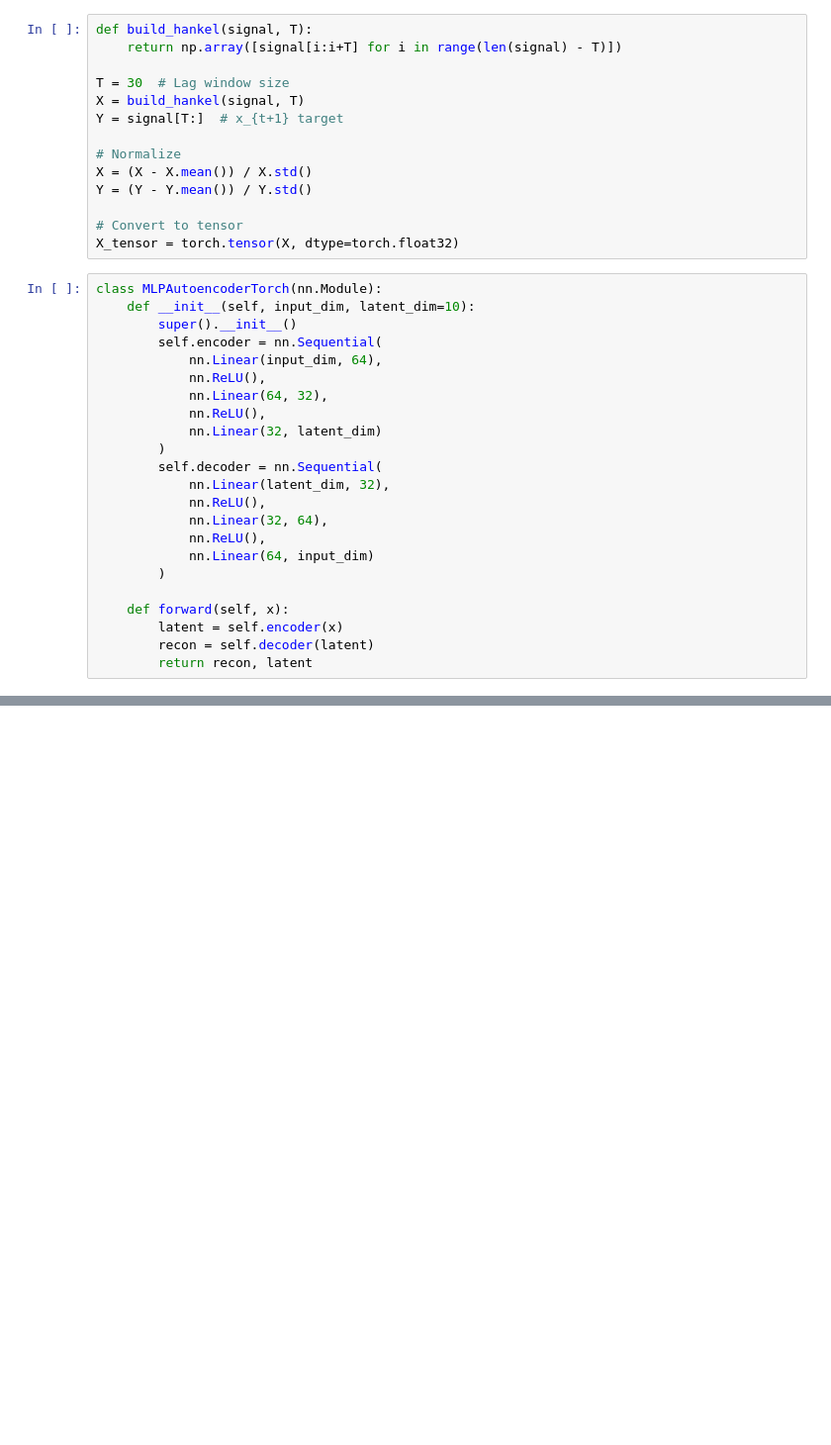
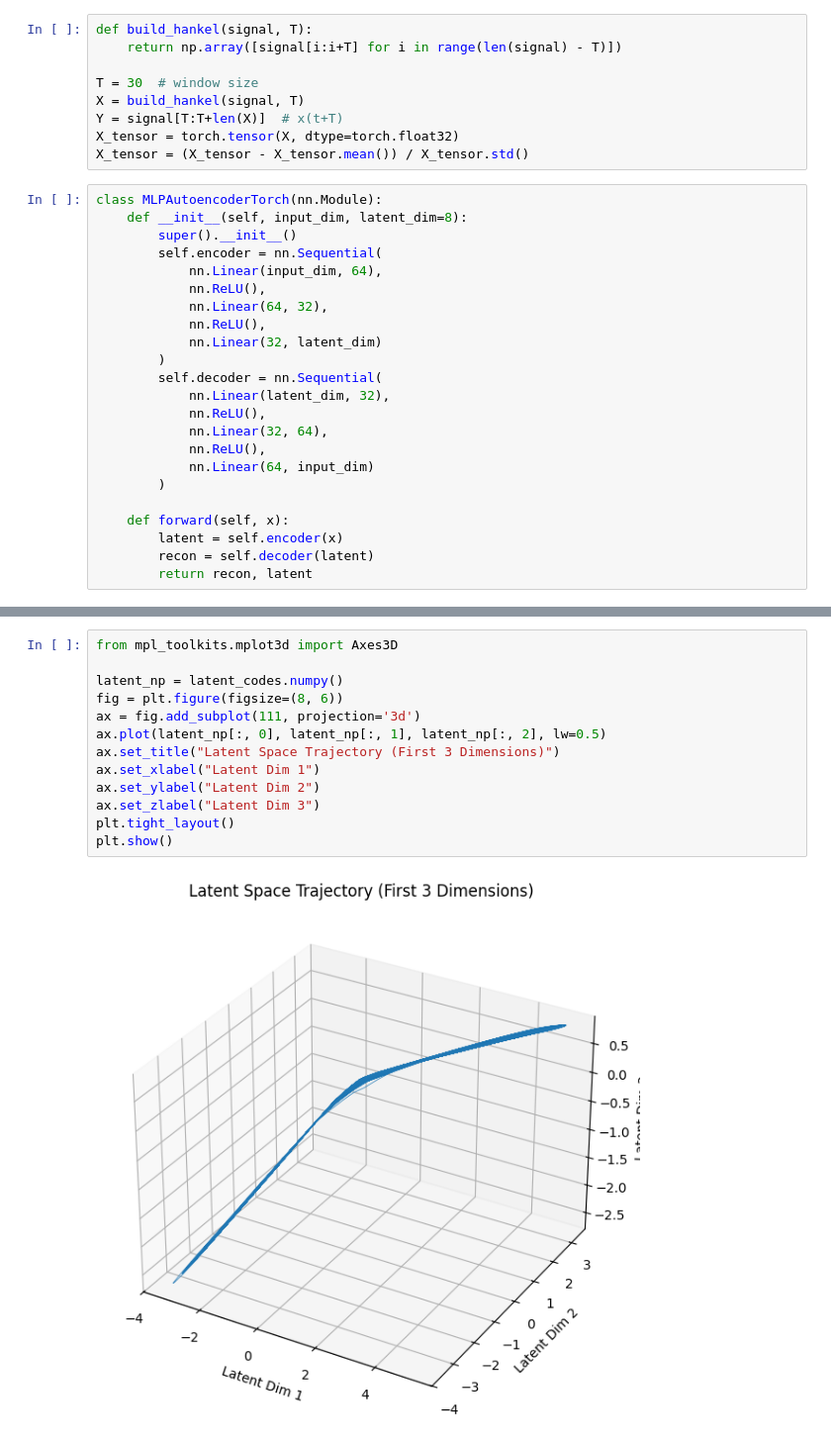
Before and after one commit to abeersethia/CCM_EEG, a Jupyter notebook: LinearVNonLinear_LorenzAttractorReconstruction_Final.ipynb, the cells around one changed output, grey strips where cells are left out. Shown: that part at 99% size. Cells and saved outputs as stored; diff of their text form; blank space fills up the shorter version.

```diff
--- a/LinearVNonLinear_LorenzAttractorReconstruction_Final.ipynb
+++ b/LinearVNonLinear_LorenzAttractorReconstruction_Final.ipynb
@@ -27,19 +39,14 @@ signal = generate_lorenz()
 def build_hankel(signal, T):
     return np.array([signal[i:i+T] for i in range(len(signal) - T)])
 
-T = 30  # Lag window size
+T = 30  # window size
 X = build_hankel(signal, T)
-Y = signal[T:]  # x_{t+1} target
-
-# Normalize
-X = (X - X.mean()) / X.std()
-Y = (Y - Y.mean()) / Y.std()
-
-# Convert to tensor
+Y = signal[T:T+len(X)]  # x(t+T)
 X_tensor = torch.tensor(X, dtype=torch.float32)
+X_tensor = (X_tensor - X_tensor.mean()) / X_tensor.std()
 # %%
 class MLPAutoencoderTorch(nn.Module):
-    def __init__(self, input_dim, latent_dim=10):
+    def __init__(self, input_dim, latent_dim=8):
         super().__init__()
         self.encoder = nn.Sequential(
             nn.Linear(input_dim, 64),
@@ -215,0 +152,15 @@ plt.show()
+# %%
+from mpl_toolkits.mplot3d import Axes3D
+
+latent_np = latent_codes.numpy()
+fig = plt.figure(figsize=(8, 6))
+ax = fig.add_subplot(111, projection='3d')
+ax.plot(latent_np[:, 0], latent_np[:, 1], latent_np[:, 2], lw=0.5)
+ax.set_title("Latent Space Trajectory (First 3 Dimensions)")
+ax.set_xlabel("Latent Dim 1")
+ax.set_ylabel("Latent Dim 2")
+ax.set_zlabel("Latent Dim 3")
+plt.tight_layout()
+plt.show()
+# %% [output]
+[figure, added]
```
Also changed, not shown: parts of 7 cells of this notebook.
